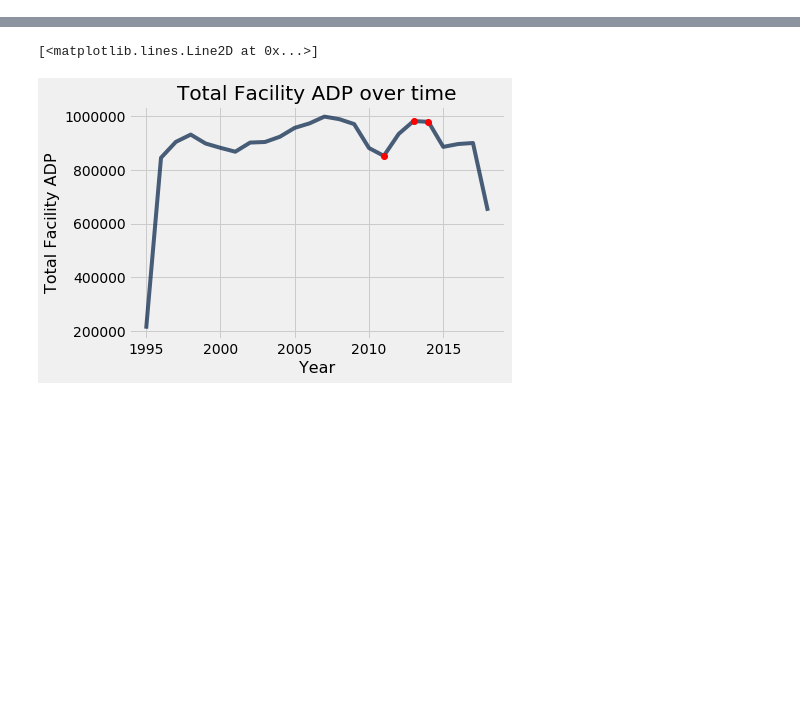
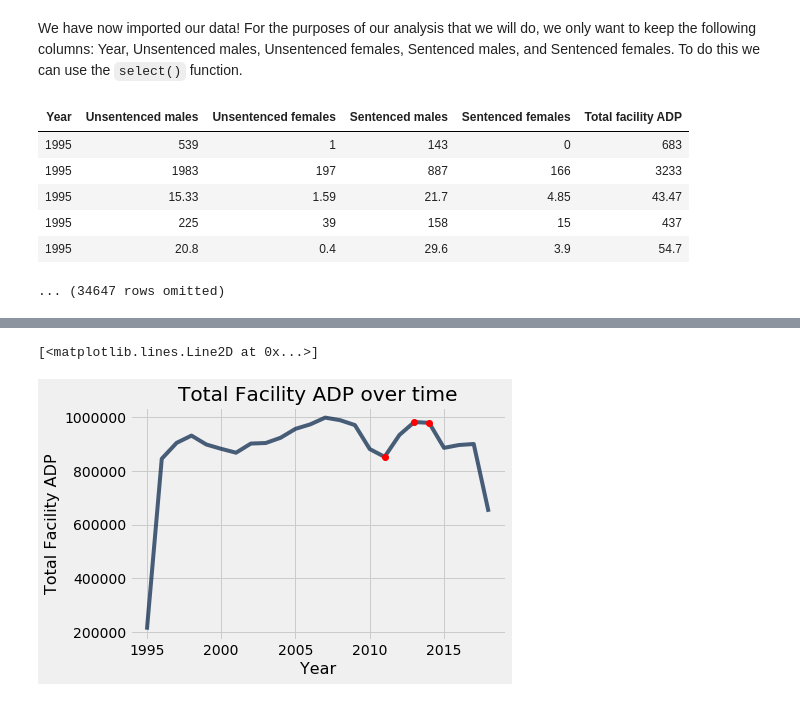
Before and after one commit to ds-modules/ES-21AC-SP19, a Jupyter notebook: Jails.ipynb, the cells around one changed output, grey strips where cells are left out. Saved outputs shown, nothing was run; the diff lists cells and outputs as text; code cells hidden in the pictures; blank space fills up the shorter version.

```diff
--- a/Jails.ipynb
+++ b/Jails.ipynb
@@ -127,0 +107,13 @@ Let's first take a look at the total facility ADP over time.
+# %% [markdown]
+We have now imported our data! For the purposes of our analysis that we will do, we only want to keep the following columns: Year, Unsentenced males, Unsentenced females, Sentenced males, and Sentenced females. To do this we can use the `select()` function.
+# %%
+data_year = jail.select("Year", "Unsentenced males", "Unsentenced females", "Sentenced males", "Sentenced females", "Total facility ADP")
+data_year.show(5)
+# %% [output]
+| Year | Unsentenced males | Unsentenced females | Sentenced males | Sentenced females | Total facility ADP |
+| 1995 | 539 | 1 | 143 | 0 | 683 |
+| 1995 | 1983 | 197 | 887 | 166 | 3233 |
+| 1995 | 15.33 | 1.59 | 21.7 | 4.85 | 43.47 |
+| 1995 | 225 | 39 | 158 | 15 | 437 |
+| 1995 | 20.8 | 0.4 | 29.6 | 3.9 | 54.7 |
+... (34647 rows omitted)
```
Also changed, not shown: parts of 98 cells of this notebook, 1 other file.
